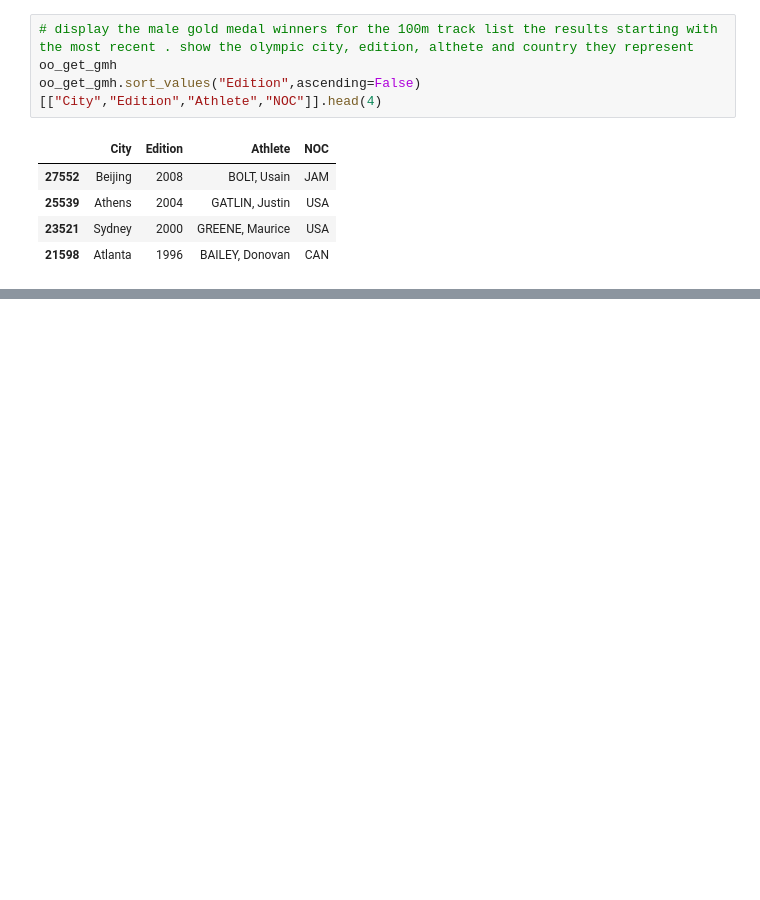
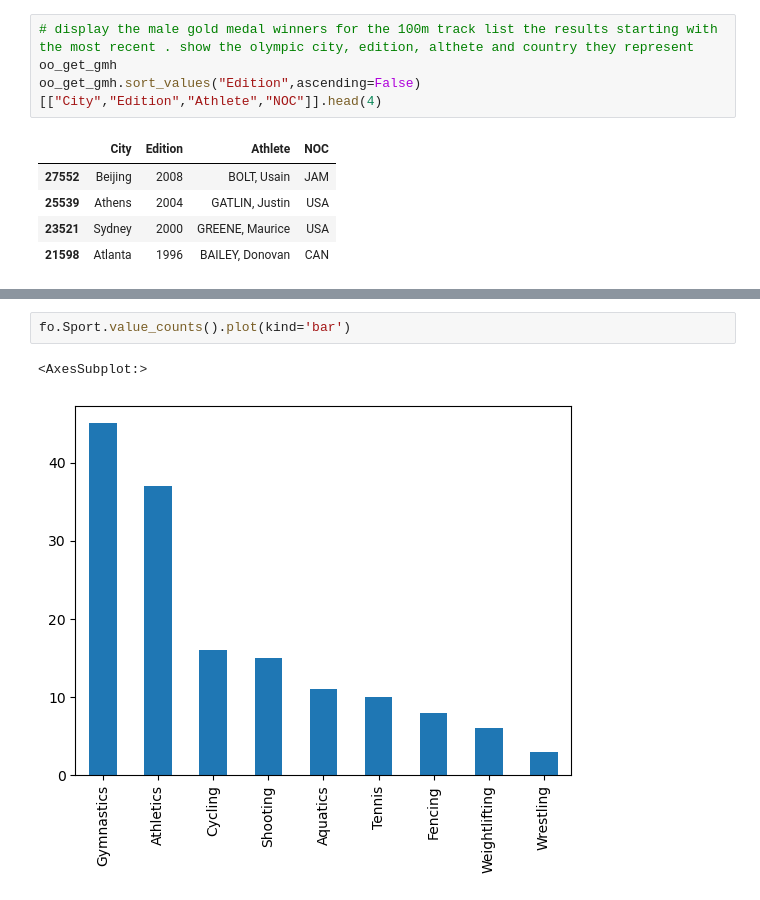
Before and after one commit to Ammar-Man/Python, a Jupyter notebook: Data processing/panda.ipynb, the cells around one changed output, grey strips where cells are left out. Drawn from its saved outputs; the diff is of its cells as text; blank space fills up the shorter version.

```diff
--- a/Data processing/panda.ipynb
+++ b/Data processing/panda.ipynb
@@ -291,0 +325,5 @@ oo_get_gmh.sort_values("Edition",ascending=False)[["City","Edition","Athlete","N
+# %%
+fo.Sport.value_counts().plot(kind='bar')
+# %% [output]
+<AxesSubplot:>
+[figure, added]
```
Also changed, not shown: parts of 17 cells of this notebook.
